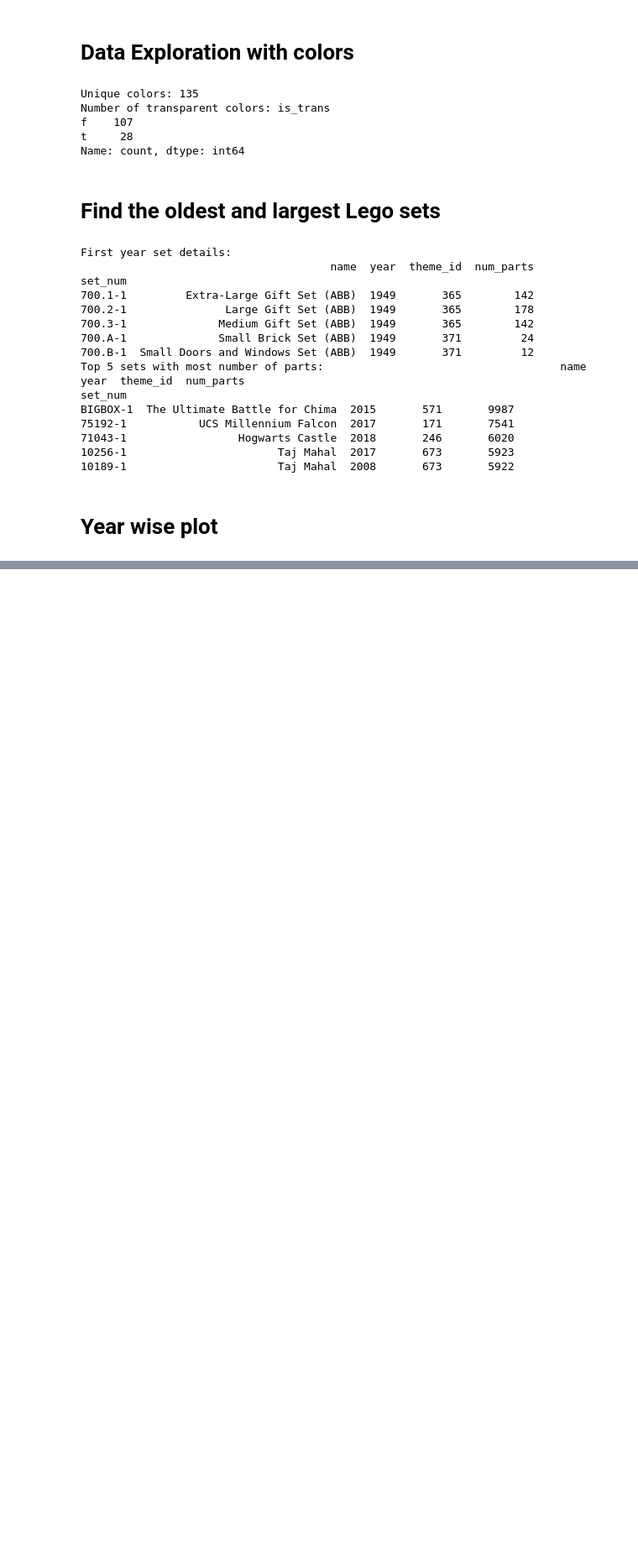
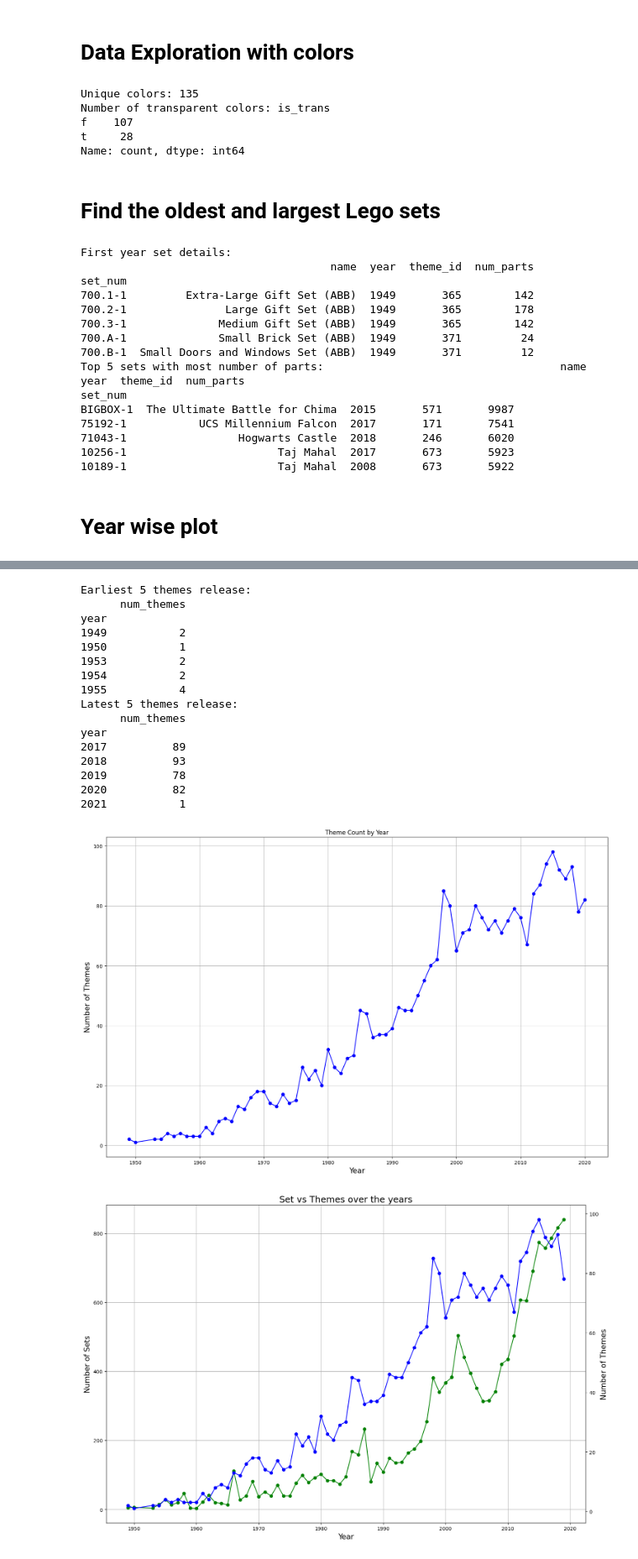
Before and after one commit to myself-Irfan/100_Python_Angela, a Jupyter notebook: 74/74.ipynb, the cells around one changed output, grey strips where cells are left out. Shown at 84% size. Saved outputs shown, nothing was run; the diff lists cells and outputs as text; code cells hidden in the pictures; blank space fills up the shorter version.

```diff
--- a/74/74.ipynb
+++ b/74/74.ipynb
@@ -150,0 +200,49 @@ year
+# %%
+if __name__ == '__main__':
+    setup_logging('74')
+
+    sets_df = fetch_df('data/sets.csv')
+    sets_df = sets_df.reset_index()
+
+    themes_by_yr = sets_df.groupby('year').aggregate({'theme_id': pd.Series.nunique,})
+    themes_by_yr = themes_by_yr.rename(columns={'theme_id': 'num_themes'})
+    print(f'Earliest 5 themes release:\n{themes_by_yr.head(5)}')
+    print(f'Latest 5 themes release:\n{themes_by_yr.tail(5)}')
+
+    plot_df(
+        plot_type='line',
+        x_data=themes_by_yr.index[:-1],
+        y_data=themes_by_yr.num_themes[:-1],
+        title='Theme Count by Year',
+        x_label='Year',
+        y_label='Number of Themes'
+    )
+
+    plot_twinx_line_chart(
+        x_data=sets_by_yr.index[:-2],
+        y1_data=sets_by_yr.set_num[:-2],
+        y2_data=themes_by_yr.num_themes[:-2],
+        title='Set vs Themes over the years',
+        x_label='Year',
+        y1_label='Number of Sets',
+        y2_label='Number of Themes'
+    )
+# %% [output]
+Earliest 5 themes release:
+      num_themes
+year
+1949           2
+1950           1
+1953           2
+1954           2
+1955           4
+Latest 5 themes release:
+      num_themes
+year
+2017          89
+2018          93
+2019          78
+2020          82
+2021           1
+[figure, added]
+[figure, added]
```
Also changed, not shown: parts of 7 cells of this notebook.
